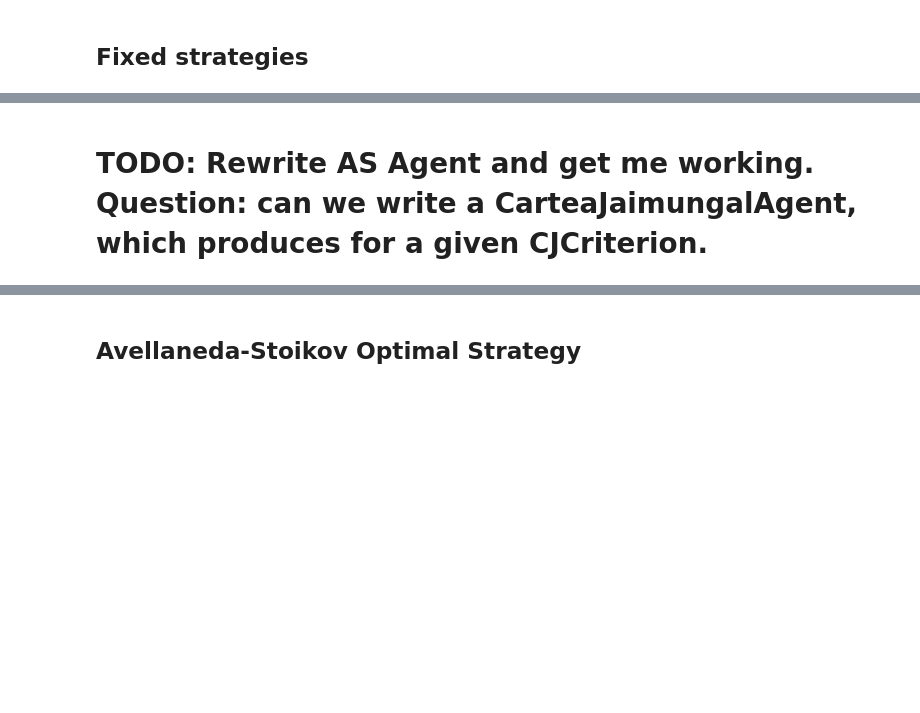
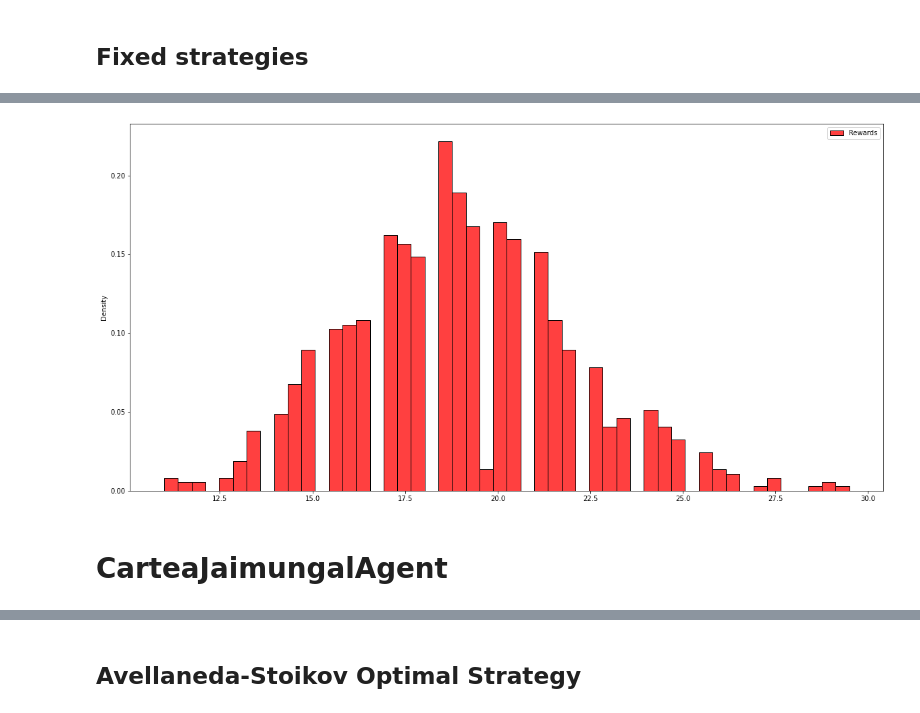
Before and after one commit to JJJerome/mbt_gym, a Jupyter notebook: Avellaneda-Stoikov.ipynb, the cells around one changed output, grey strips where cells are left out. Cells and saved outputs as stored; diff of their text form; code cells hidden in the pictures; blank space fills up the shorter version.

```diff
--- a/Avellaneda-Stoikov.ipynb
+++ b/Avellaneda-Stoikov.ipynb
@@ -78,0 +114,2 @@ plt.show()
+# %%
+results, fig, _ = generate_results_table_and_hist(agent=agent,env=as_env,n_episodes=1_000)
@@ -79,2 +121,6 @@ plt.show()
+# %%
+fig
+# %% [output]
+[figure, added]
 # %% [markdown]
-# TODO: Rewrite AS Agent and get me working. Question: can we write a CarteaJaimungalAgent, which produces for a given CJCriterion.
+# CarteaJaimungalAgent
```
Also changed, not shown: parts of 31 cells of this notebook, 4 other files.
